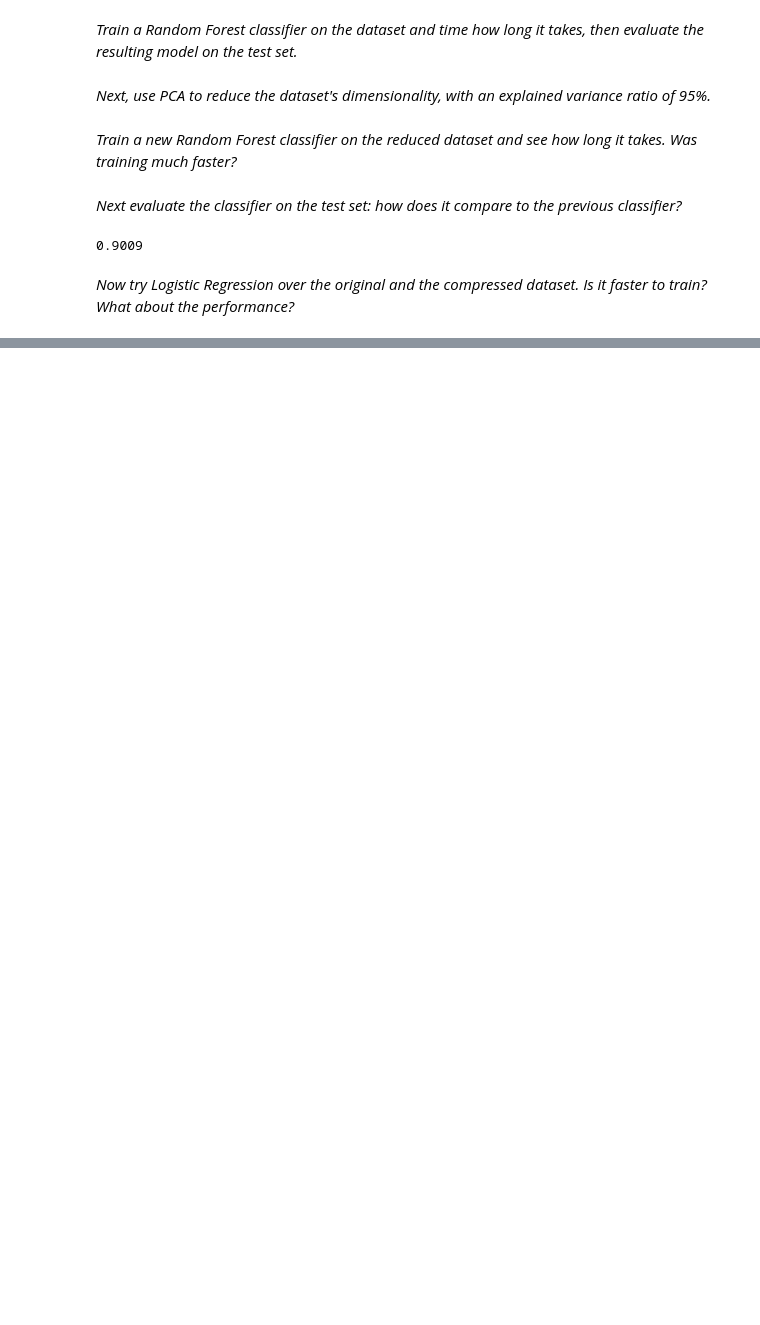
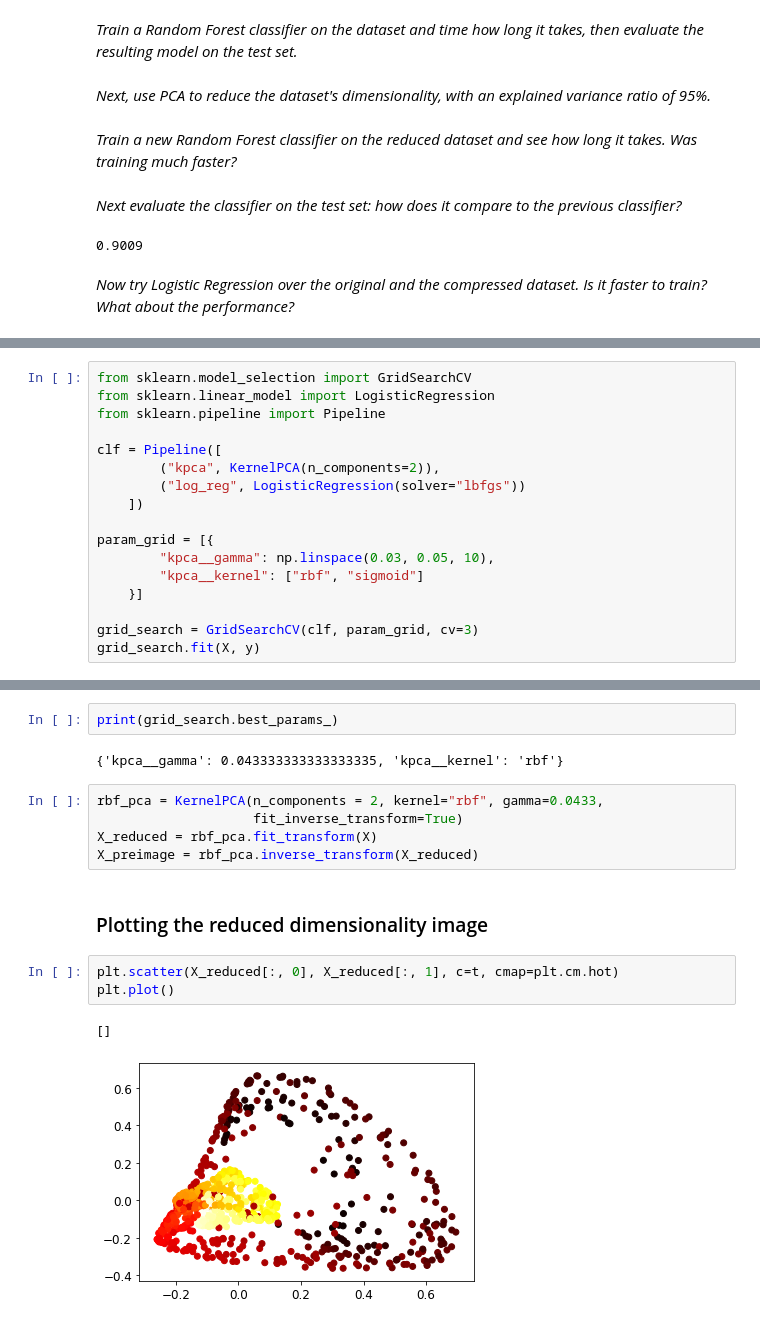
Before and after one commit to ltw94/bts-mbds-classical-data-analysis-2019, a Jupyter notebook: 08_DIM_REDUCTION/Session_8_Classical_Data_Analysis_PCA.ipynb, the cells around one changed output, grey strips where cells are left out. Saved outputs shown, nothing was run; the diff lists cells and outputs as text; blank space fills up the shorter version.

```diff
--- a/08_DIM_REDUCTION/Session_8_Classical_Data_Analysis_PCA.ipynb
+++ b/08_DIM_REDUCTION/Session_8_Classical_Data_Analysis_PCA.ipynb
@@ -859,0 +905,17 @@ y_test = mnist['target'][60000:]
+# %%
+from sklearn.model_selection import GridSearchCV
+from sklearn.linear_model import LogisticRegression
+from sklearn.pipeline import Pipeline
+
+clf = Pipeline([
+        ("kpca", KernelPCA(n_components=2)),
+        ("log_reg", LogisticRegression(solver="lbfgs"))
+    ])
+
+param_grid = [{
+        "kpca__gamma": np.linspace(0.03, 0.05, 10),
+        "kpca__kernel": ["rbf", "sigmoid"]
+    }]
+
+grid_search = GridSearchCV(clf, param_grid, cv=3)
+grid_search.fit(X, y)
@@ -859,0 +940,17 @@ y_test = mnist['target'][60000:]
+# %%
+print(grid_search.best_params_)
+# %% [output]
+{'kpca__gamma': 0.043333333333333335, 'kpca__kernel': 'rbf'}
+# %%
+rbf_pca = KernelPCA(n_components = 2, kernel="rbf", gamma=0.0433,
+                    fit_inverse_transform=True)
+X_reduced = rbf_pca.fit_transform(X)
+X_preimage = rbf_pca.inverse_transform(X_reduced)
+# %% [markdown]
+### Plotting the reduced dimensionality image
+# %%
+plt.scatter(X_reduced[:, 0], X_reduced[:, 1], c=t, cmap=plt.cm.hot)
+plt.plot()
+# %% [output]
+[]
+[figure, added]
```
Also changed, not shown: parts of 24 cells of this notebook.
